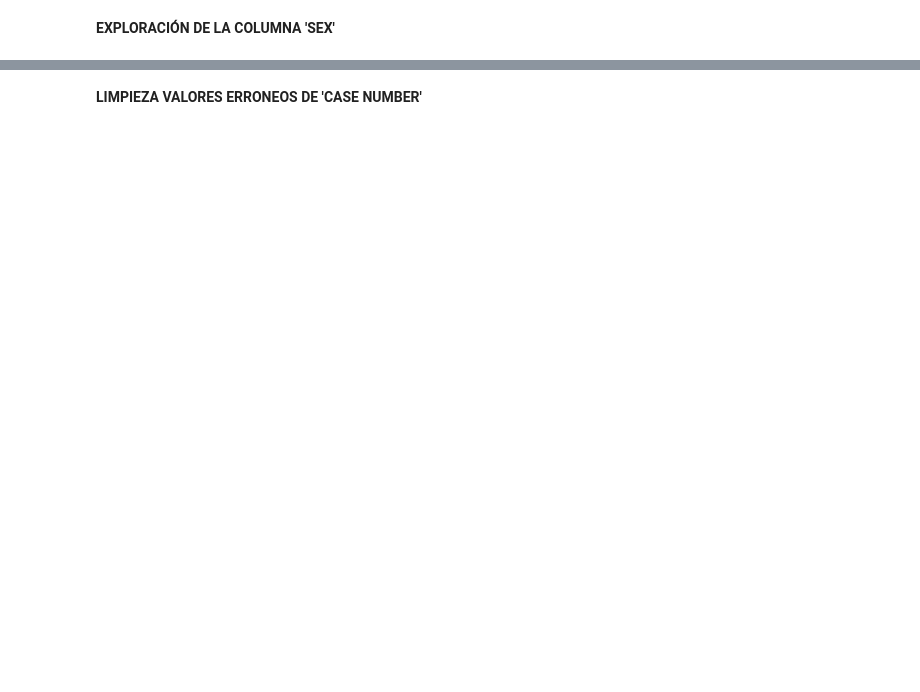
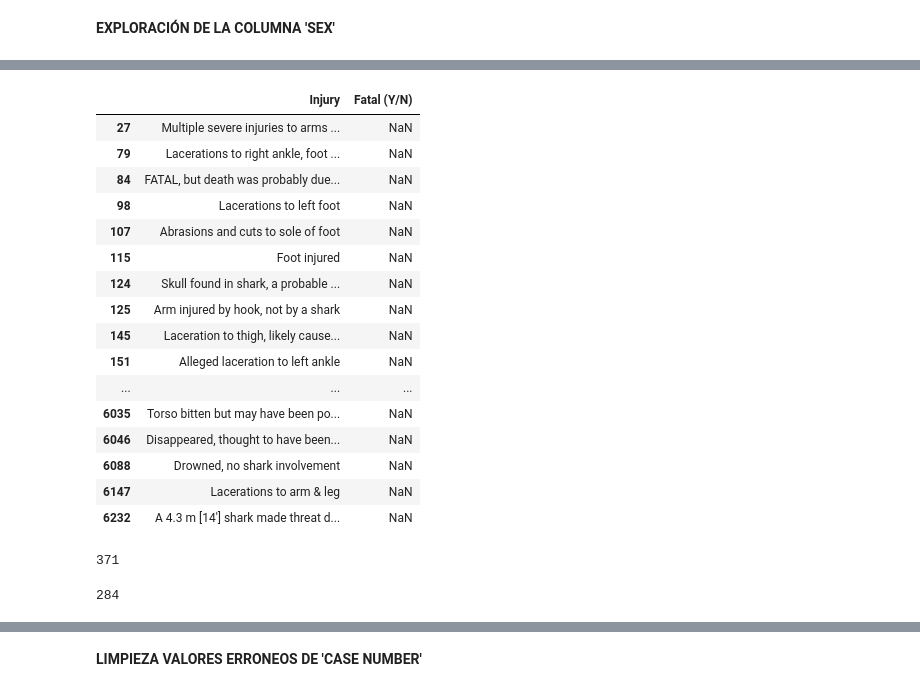
Before and after one commit to Periclates7/Data_cleaning_project, a Jupyter notebook: src/cleaning_sharks.ipynb, the cells around one changed output, grey strips where cells are left out. Cells and saved outputs as stored; diff of their text form; code cells hidden in the pictures; blank space fills up the shorter version.

```diff
--- a/src/cleaning_sharks.ipynb
+++ b/src/cleaning_sharks.ipynb
@@ -727,0 +788,32 @@ dtype: float64
+# %%
+# Determinamos como siempre los índices en los que hay valores nulos
+
+bad_index_fatal = data['Fatal (Y/N)'][data['Fatal (Y/N)'].isna()].index
+# %%
+#Exploramos la columna en relación a la columna Injury para determinar la relación.
+# Este proceso es el mismo que se hizo anteriormente, aunque voy a tratar de completarlo utilizando un filtro de,
+# determinados patrones que se repiten.
+
+data.loc[bad_index_fatal, ['Injury', 'Fatal (Y/N)']]
+# %% [output]
+|  | Injury | Fatal (Y/N) |
+| 27 | Multiple severe injuries to arms ... | NaN |
+| 79 | Lacerations to right ankle, foot ... | NaN |
+| 84 | FATAL, but death was probably due... | NaN |
+| 98 | Lacerations to left foot | NaN |
+| 107 | Abrasions and cuts to sole of foot | NaN |
+| 115 | Foot injured | NaN |
+| 124 | Skull found in shark, a probable ... | NaN |
+| 125 | Arm injured by hook, not by a shark | NaN |
+| 145 | Laceration to thigh, likely cause... | NaN |
+| 151 | Alleged laceration to left ankle | NaN |
+| ... | ... | ... |
+| 6035 | Torso bitten but may have been po... | NaN |
+| 6046 | Disappeared, thought to have been... | NaN |
+| 6088 | Drowned, no shark involvement | NaN |
+| 6147 | Lacerations to arm & leg | NaN |
+| 6232 | A 4.3 m [14'] shark made threat d... | NaN |
+# %%
+len(data.loc[bad_index_fatal, ['Injury', 'Fatal (Y/N)']])
+# %% [output]
+371
@@ -727,0 +835,4 @@ dtype: float64
+# %%
+len(data.loc[bad_index_fatal, ['Injury', 'Fatal (Y/N)']])
+# %% [output]
+284
```
Also changed, not shown: parts of 28 cells of this notebook.
